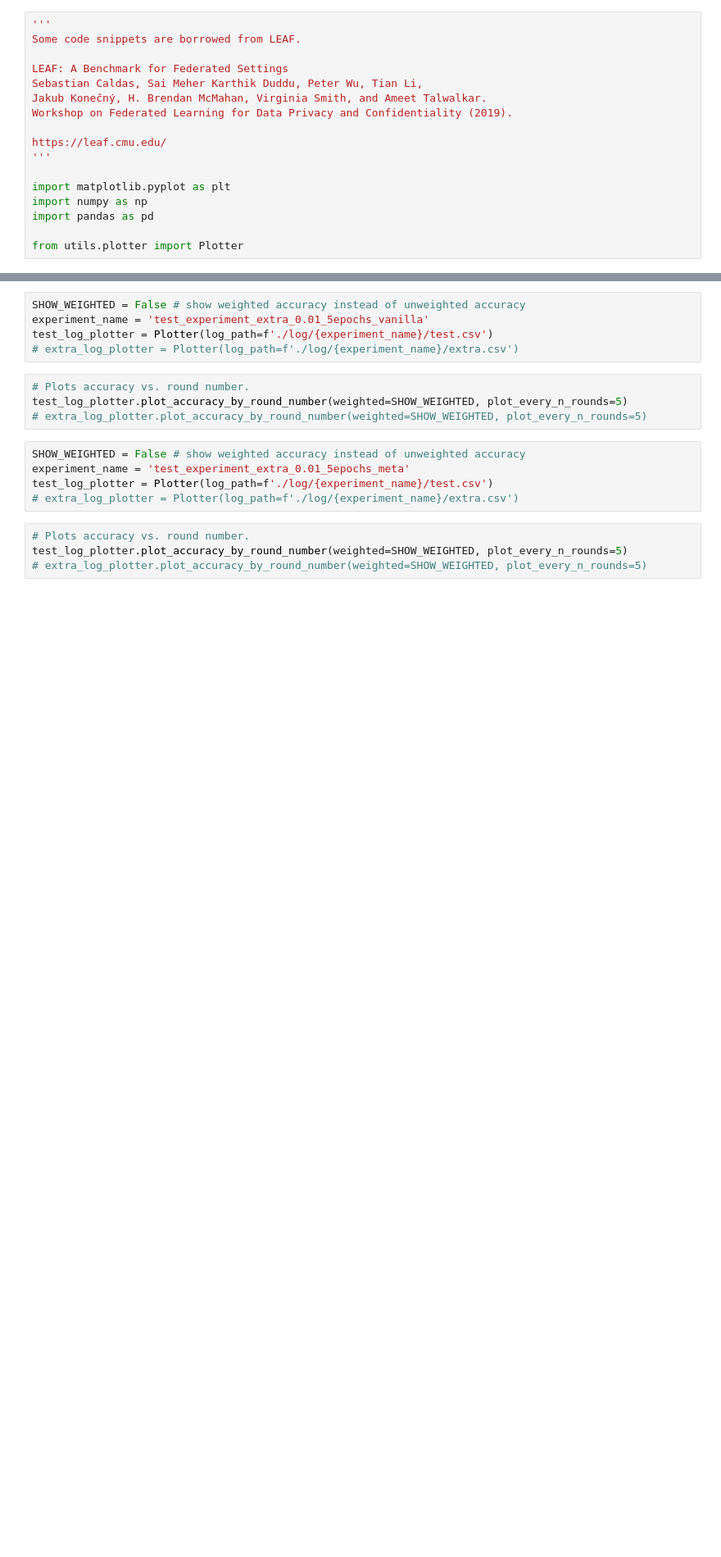
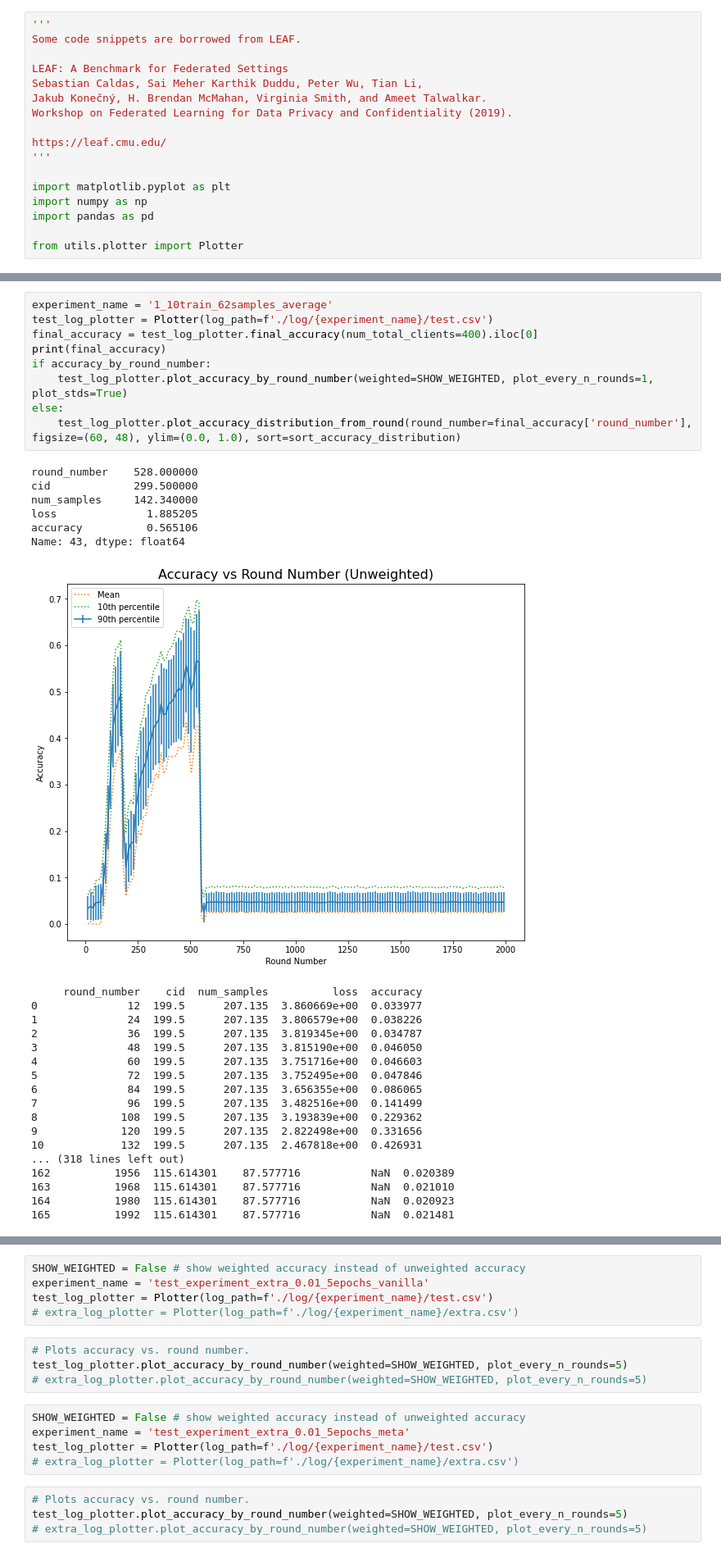
Before and after one commit to nmsl-kaist/federated-metasense, a Jupyter notebook: visualize.ipynb, the cells around one changed output, grey strips where cells are left out. Shown at 82% size. Drawn from its saved outputs; the diff is of its cells as text; blank space fills up the shorter version.

```diff
--- a/visualize.ipynb
+++ b/visualize.ipynb
@@ -19,0 +236,34 @@ from utils.plotter import Plotter
+# %%
+experiment_name = '1_10train_62samples_average'
+test_log_plotter = Plotter(log_path=f'./log/{experiment_name}/test.csv')
+final_accuracy = test_log_plotter.final_accuracy(num_total_clients=400).iloc[0]
+print(final_accuracy)
+if accuracy_by_round_number:
+    test_log_plotter.plot_accuracy_by_round_number(weighted=SHOW_WEIGHTED, plot_every_n_rounds=1, plot_stds=True)
+else:
+    test_log_plotter.plot_accuracy_distribution_from_round(round_number=final_accuracy['round_number'], figsize=(60, 48), ylim=(0.0, 1.0), sort=sort_accuracy_distribution)
+# %% [output]
+round_number    528.000000
+cid             299.500000
+num_samples     142.340000
+loss              1.885205
+accuracy          0.565106
+Name: 43, dtype: float64
+[figure, added]
+     round_number    cid  num_samples          loss  accuracy
+0              12  199.5      207.135  3.860669e+00  0.033977
+1              24  199.5      207.135  3.806579e+00  0.038226
+2              36  199.5      207.135  3.819345e+00  0.034787
+3              48  199.5      207.135  3.815190e+00  0.046050
+4              60  199.5      207.135  3.751716e+00  0.046603
+5              72  199.5      207.135  3.752495e+00  0.047846
+6              84  199.5      207.135  3.656355e+00  0.086065
+7              96  199.5      207.135  3.482516e+00  0.141499
+8             108  199.5      207.135  3.193839e+00  0.229362
+9             120  199.5      207.135  2.822498e+00  0.331656
+10            132  199.5      207.135  2.467818e+00  0.426931
+... (318 lines left out)
+162          1956  115.614301    87.577716           NaN  0.020389
+163          1968  115.614301    87.577716           NaN  0.021010
+164          1980  115.614301    87.577716           NaN  0.020923
+165          1992  115.614301    87.577716           NaN  0.021481
```
Also changed, not shown: parts of 32 cells of this notebook, 24 other files.
